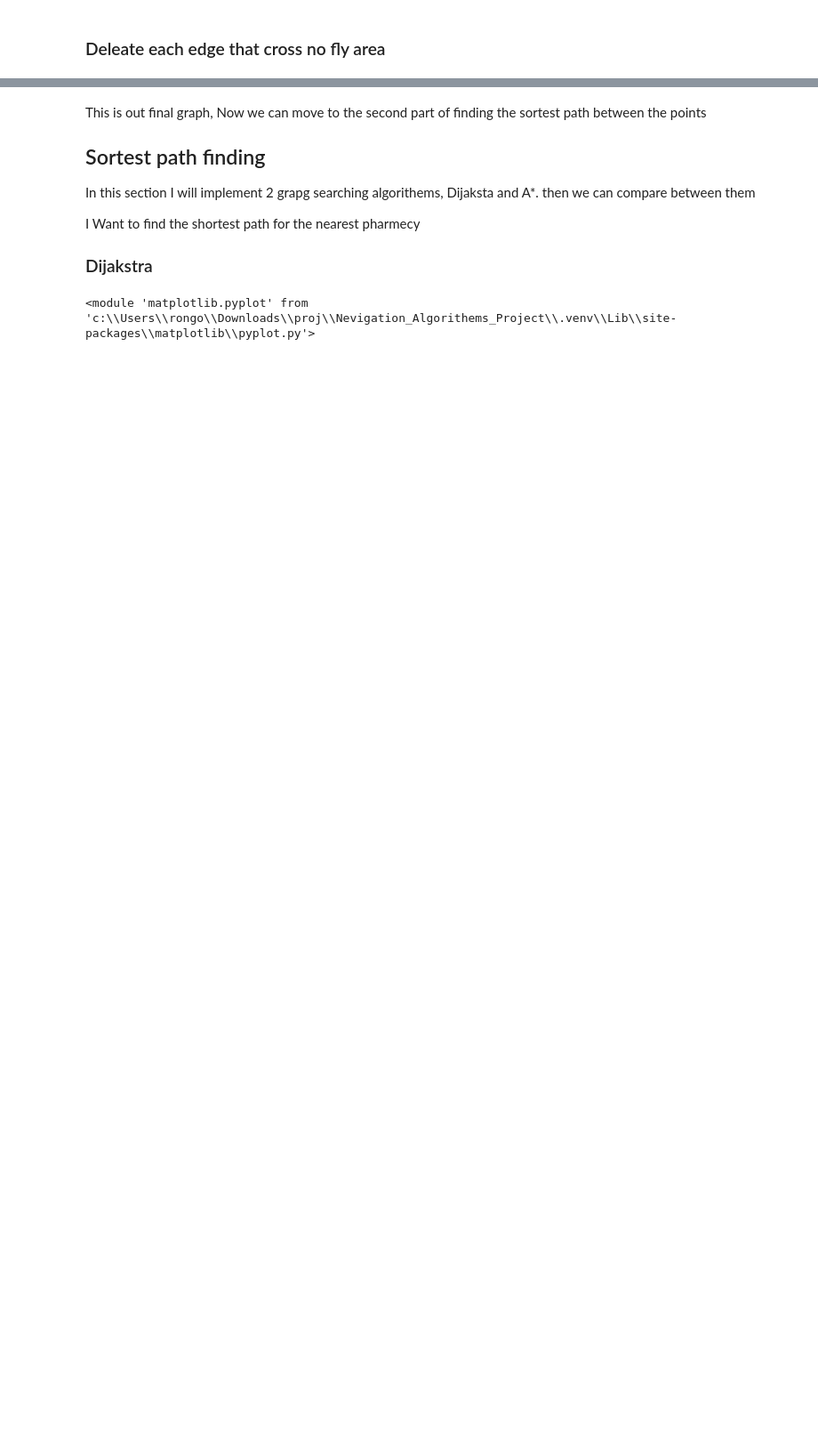
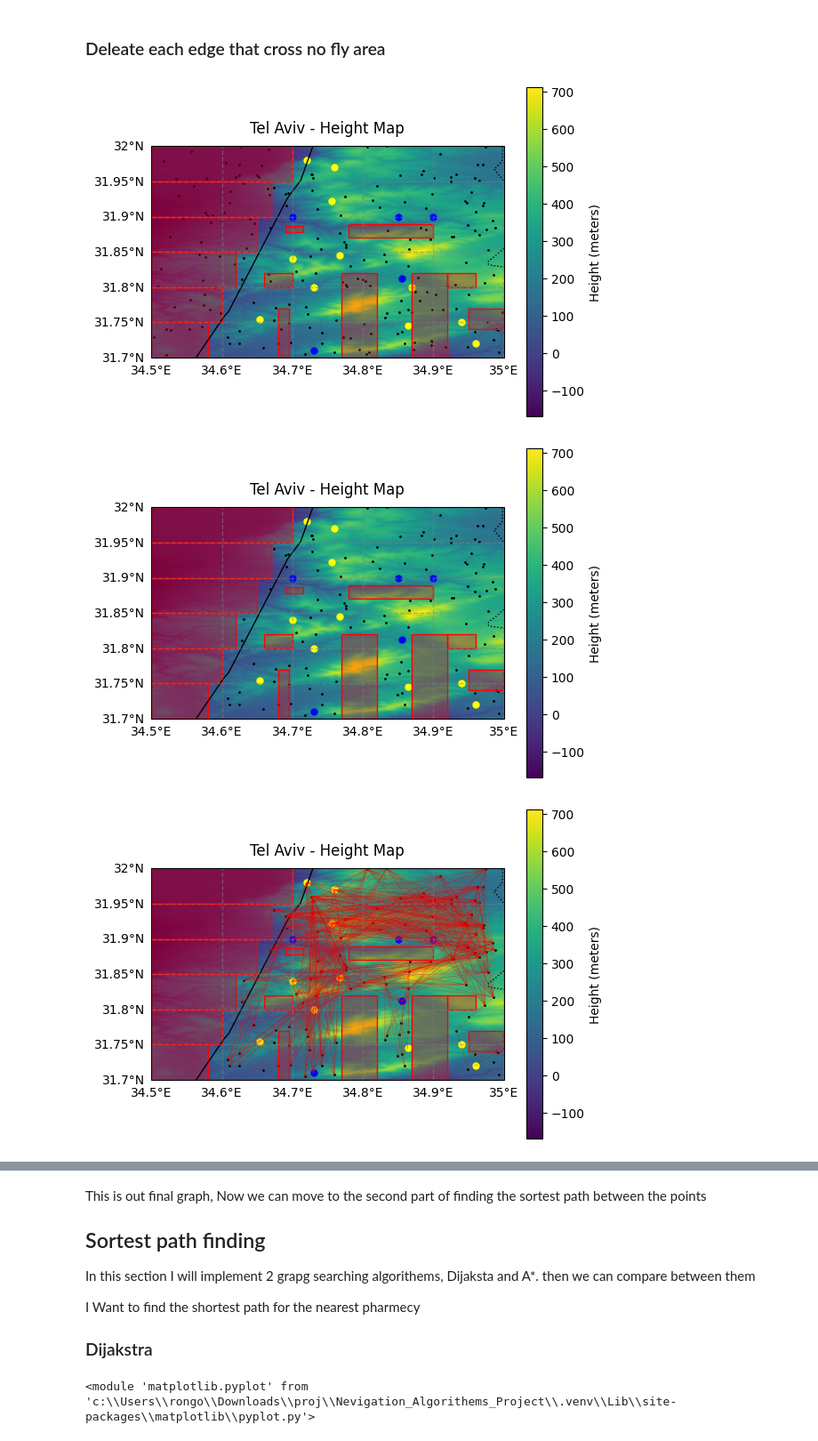
Before and after one commit to CatsPoo/Nevigation_Algorithems_Project, a Jupyter notebook: project.ipynb, the cells around one changed output, grey strips where cells are left out. Shown at 89% size. Saved outputs shown, nothing was run; the diff lists cells and outputs as text; code cells hidden in the pictures; blank space fills up the shorter version.

```diff
--- a/project.ipynb
+++ b/project.ipynb
@@ -125,5 +119,5 @@ cropped_map.marked_graph.add_points(generated_points)
 # %%
 def set_z_value_for_points(map:MapModule.Map,points:list[Point]):
     for p in points:
-        p.z = map.get_height_at_point(Point(p.y,p.x))+200
-set_z_value_for_points(cropped_map,cropped_map.marked_graph.points)
+        p.z = map.get_height_at_point(Point(p.y,p.x))
+        if(p.type == Point_Type.Regular): p.z = p.z+10
@@ -137,9 +126,10 @@ cropped_map.print()
 # %%
 def delete_points_from_squers(map:MapModule.Map):
     for zone in map.no_fly_zones:
+        pl = []
         for point in map.marked_graph.points:
             if zone.is_inside(point):
-                map.marked_graph.points.remove(point)
-                map.delete_element(point)
-
-delete_points_from_squers(cropped_map)
+                pl.append(point)
+                #map.delete_element(point)
+        for p in pl:
+            map.marked_graph.points.remove(p)
@@ -160,6 +145,3 @@ def connect_edges_between_points(points: list[Point],color,thickness = 0.5) -> l
             if(p1.type == Point_Type.PHARMECY and p2.type == Point_Type.PHARMECY): continue
             edges.append(Edge(p1,p2,color,thickness))
     return edges
-# %%
-edges_list:list[Edge] = connect_edges_between_points(cropped_map.marked_graph.points,'red',0.05)
-cropped_map.marked_graph.add_adges(edges_list)
@@ -190 +169,33 @@ for i in range(4):
+# %%
+def prm(map:MapModule.Map,N_points:int,print:bool = True):
+    generated_points = generate_N_points(N_points,map)
+    map.marked_graph.add_points(generated_points)
+    set_z_value_for_points(map,map.marked_graph.points)
+
+    if(print): map.print()
+    delete_points_from_squers(map)
+
+    if(print): map.print()
+
+    edges_list:list[Edge] = connect_edges_between_points(map.marked_graph.points,'red',0.05)
+    map.marked_graph.add_adges(edges_list)
+
+
+    deleate_all_no_fly_zones_crossing_edges(map)
+    delete_edges_between_costuners(map)
+
+    ed =[]
+    for e in map.marked_graph.edges:
+        if(e.length() >= 5):
+            ed.append(e)
+            map.marked_graph.edges.remove(e)
+
+
+    if(print): map.print()
+# %%
+prm(tel_aviv_map,200)
+# %% [output]
+[figure, added]
+[figure, added]
+[figure, added]
 # %%
```
Also changed, not shown: parts of 46 cells of this notebook, 13 other files.
